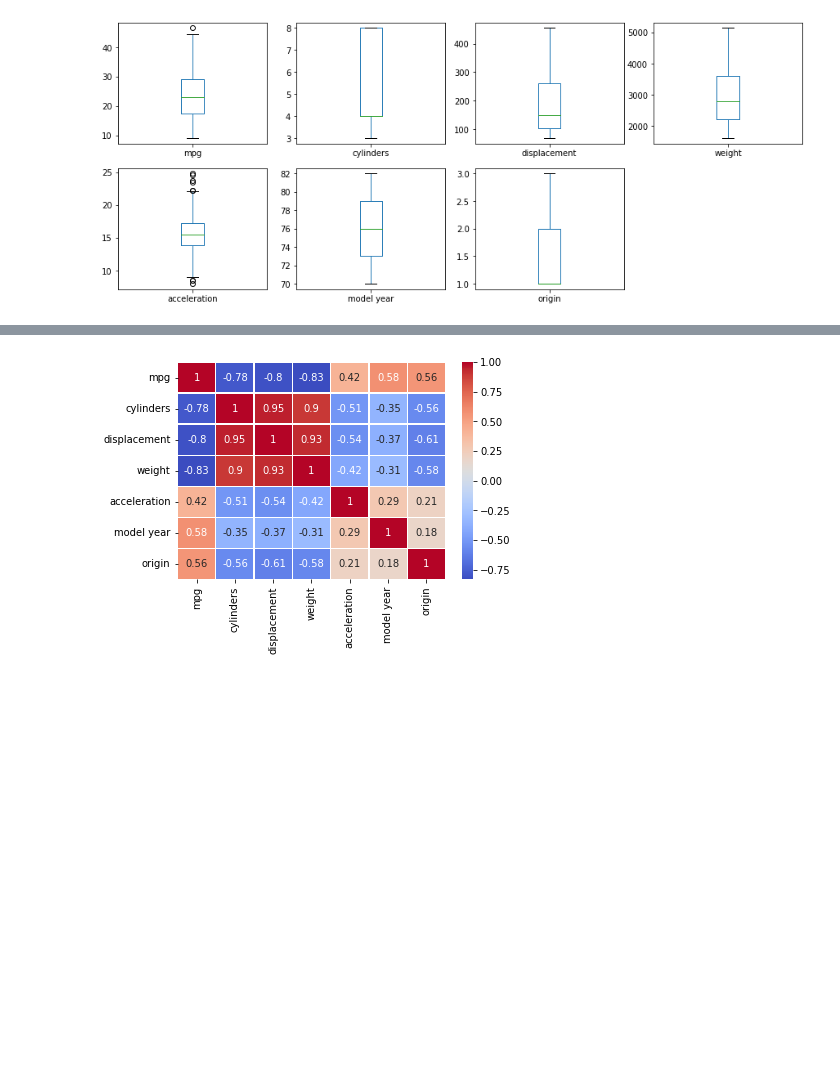
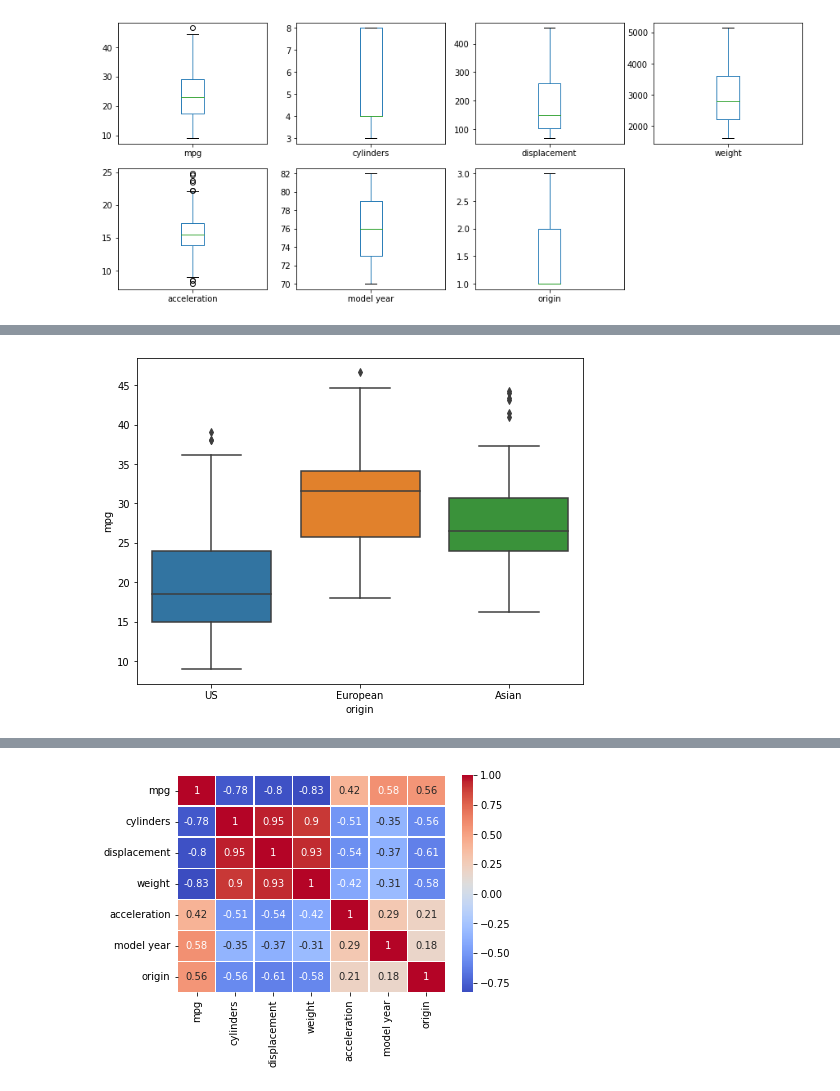
Before and after one commit to surajkonline/R-D-AIML-workshop, a Jupyter notebook: AutoMPG_data_for_practice.ipynb, the cells around one changed output, grey strips where cells are left out. Saved outputs shown, nothing was run; the diff lists cells and outputs as text; code cells hidden in the pictures; blank space fills up the shorter version.

```diff
--- a/AutoMPG_data_for_practice.ipynb
+++ b/AutoMPG_data_for_practice.ipynb
@@ -102,0 +134,5 @@ df.plot(kind='box', subplots=True, layout= (2,4), figsize= (15,6));
+# %%
+fig, ax = plt.subplots(figsize=(8, 6))
+fig = sns.boxplot(x='origin', y="mpg", data=df)
+# %% [output]
+[figure, added]
```
Also changed, not shown: parts of 12 cells of this notebook.
